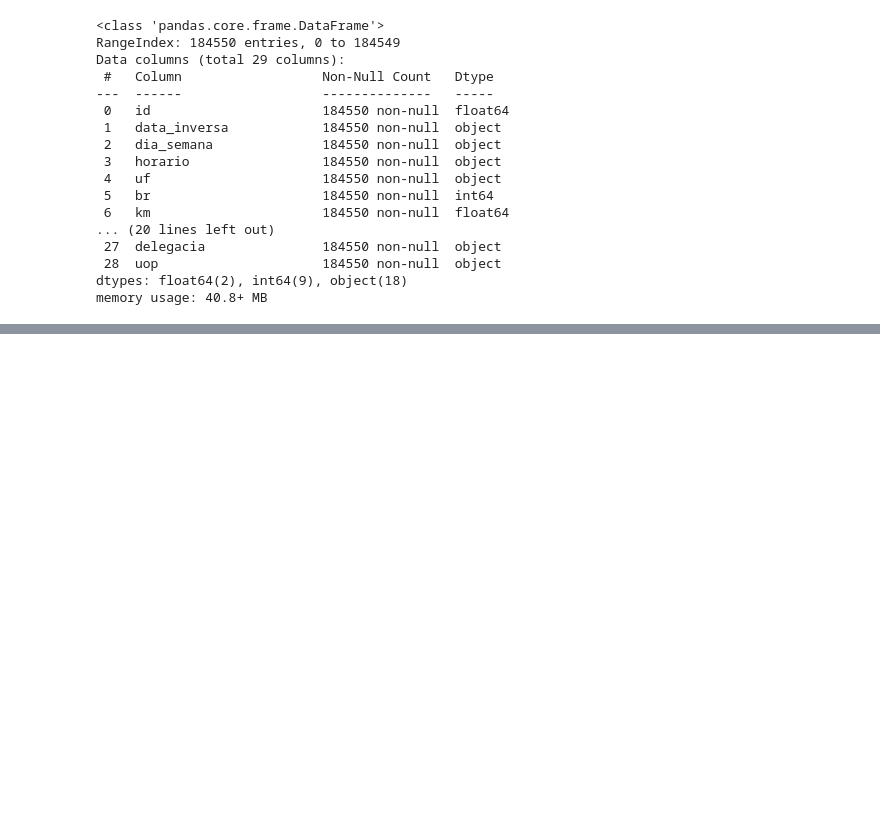
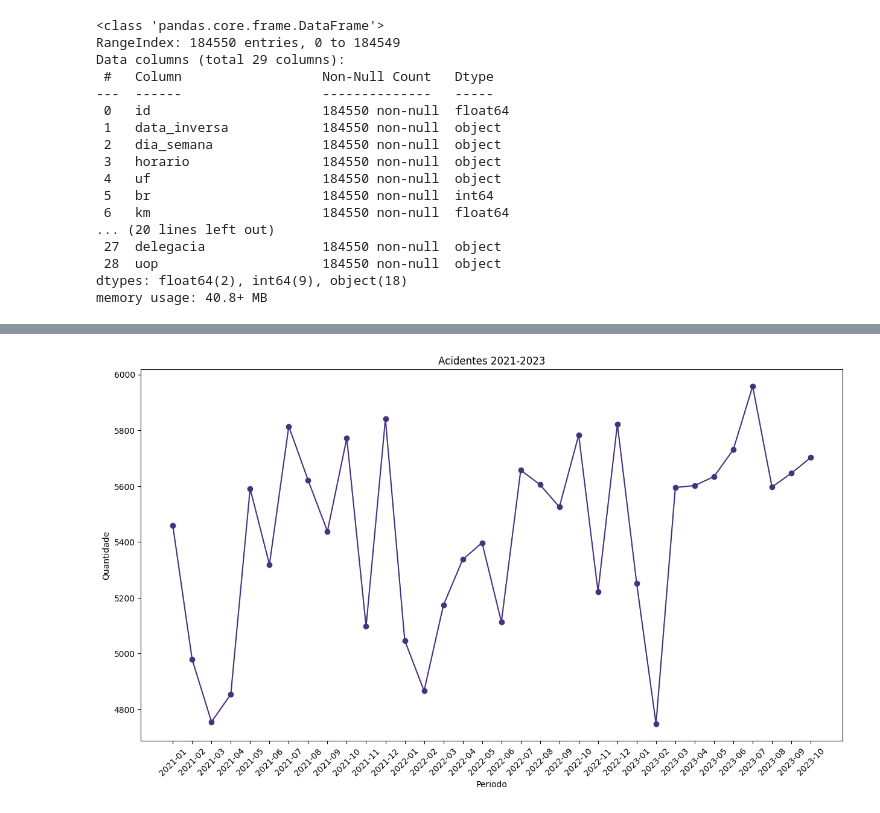
Before and after one commit to Muniz97/Data-Science---Federal-road-accidents---Brazil, a Jupyter notebook: 2 - Statistic/Federal_Accidents_Statistic.ipynb, the cells around one changed output, grey strips where cells are left out. Saved outputs shown, nothing was run; the diff lists cells and outputs as text; code cells hidden in the pictures; blank space fills up the shorter version.

```diff
--- a/2 - Statistic/Federal_Accidents_Statistic.ipynb
+++ b/2 - Statistic/Federal_Accidents_Statistic.ipynb
@@ -37,0 +118,13 @@ memory usage: 40.8+ MB
+# %%
+count_por_mes = df['ano_mes'].value_counts().sort_index()
+
+plt.figure(figsize = (15,8))
+plt.plot(count_por_mes.index.astype(str), count_por_mes.values, marker = 'o')
+plt.title('Acidentes 2021-2023')
+plt.xlabel('Periodo')
+plt.ylabel('Quantidade')
+
+plt.xticks(rotation = 45)
+plt.show() # Para remover os rótulos
+# %% [output]
+[figure, added]
```
Also changed, not shown: parts of 15 cells of this notebook.
